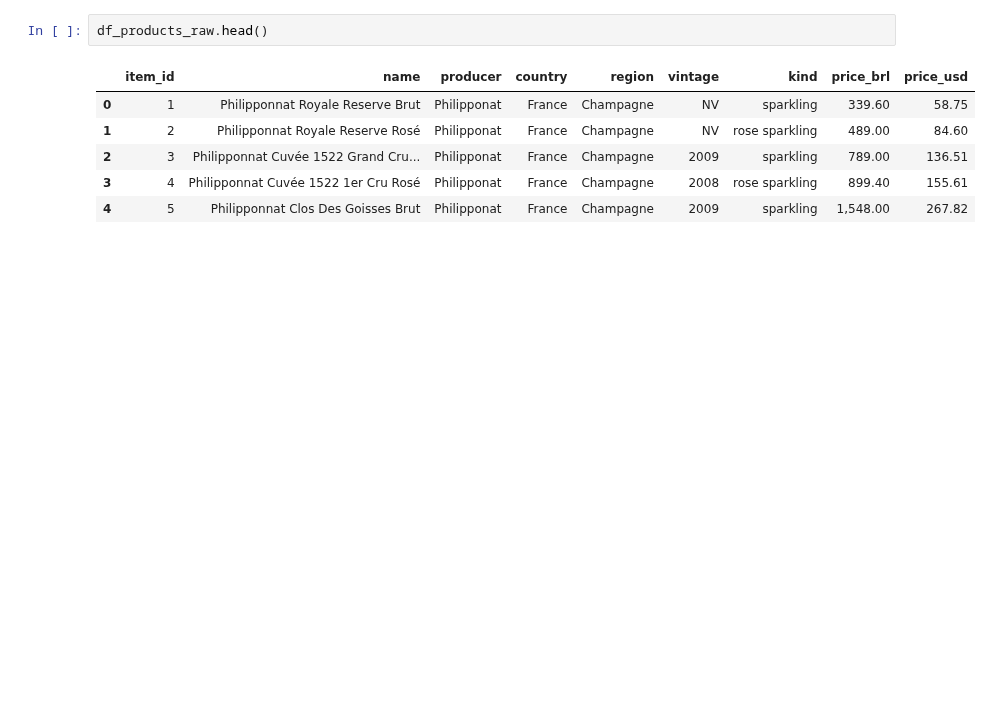
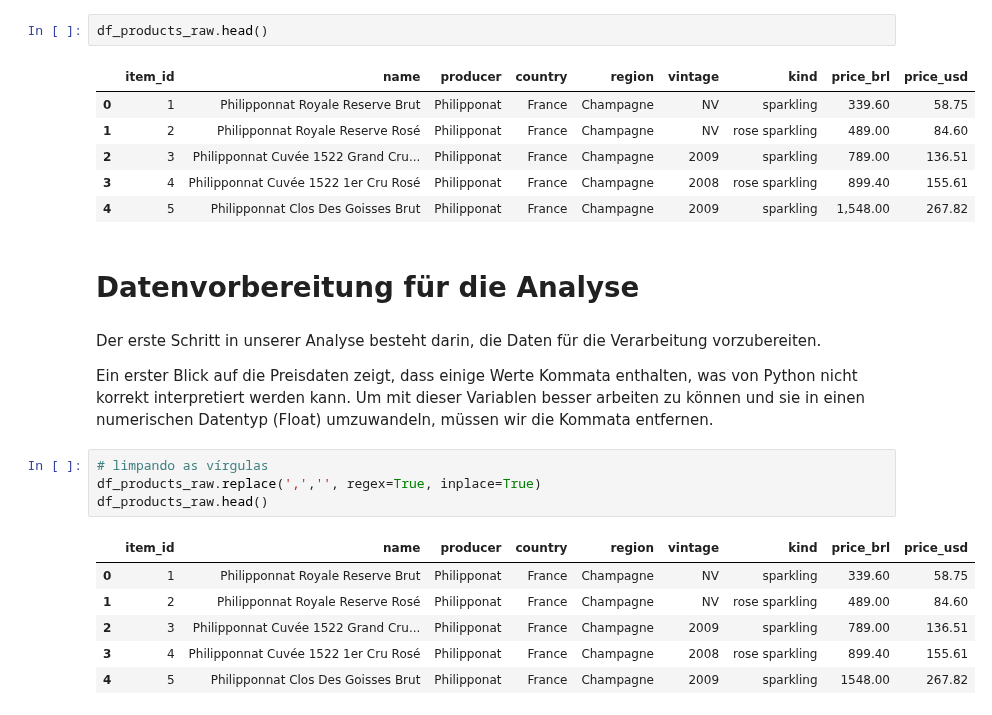
Before and after one commit to awildt01/Zeitreihenanalyse-zur-Nachfrageprognose., a Jupyter notebook: Zeitreihenanalyse_zur_Nachfrageprognose.ipynb, the cells around one changed output. Drawn from its saved outputs; the diff is of its cells as text; blank space fills up the shorter version.

Commit message:
Mit Colab erstellt

```diff
--- a/Zeitreihenanalyse_zur_Nachfrageprognose.ipynb
+++ b/Zeitreihenanalyse_zur_Nachfrageprognose.ipynb
@@ -256,3 +257,20 @@ df_products_raw.head()
 | 2 | 3 | Philipponnat Cuvée 1522 Grand Cru... | Philipponat | France | Champagne | 2009 | sparkling | 789.00 | 136.51 |
 | 3 | 4 | Philipponnat Cuvée 1522 1er Cru Rosé | Philipponat | France | Champagne | 2008 | rose sparkling | 899.40 | 155.61 |
 | 4 | 5 | Philipponnat Clos Des Goisses Brut | Philipponat | France | Champagne | 2009 | sparkling | 1,548.00 | 267.82 |
+# %% [markdown]
+# Datenvorbereitung für die Analyse
+# %% [markdown]
+Der erste Schritt in unserer Analyse besteht darin, die Daten für die Verarbeitung vorzubereiten.
+
+Ein erster Blick auf die Preisdaten zeigt, dass einige Werte Kommata enthalten, was von Python nicht korrekt interpretiert werden kann. Um mit dieser Variablen besser arbeiten zu können und sie in einen numerischen Datentyp (Float) umzuwandeln, müssen wir die Kommata entfernen.
+# %%
+# limpando as vírgulas
+df_products_raw.replace(',','', regex=True, inplace=True)
+df_products_raw.head()
+# %% [output]
+|  | item_id | name | producer | country | region | vintage | kind | price_brl | price_usd |
+| 0 | 1 | Philipponnat Royale Reserve Brut | Philipponat | France | Champagne | NV | sparkling | 339.60 | 58.75 |
+| 1 | 2 | Philipponnat Royale Reserve Rosé | Philipponat | France | Champagne | NV | rose sparkling | 489.00 | 84.60 |
+| 2 | 3 | Philipponnat Cuvée 1522 Grand Cru... | Philipponat | France | Champagne | 2009 | sparkling | 789.00 | 136.51 |
+| 3 | 4 | Philipponnat Cuvée 1522 1er Cru Rosé | Philipponat | France | Champagne | 2008 | rose sparkling | 899.40 | 155.61 |
+| 4 | 5 | Philipponnat Clos Des Goisses Brut | Philipponat | France | Champagne | 2009 | sparkling | 1548.00 | 267.82 |
```
Also changed, not shown: parts of 4 cells of this notebook.
